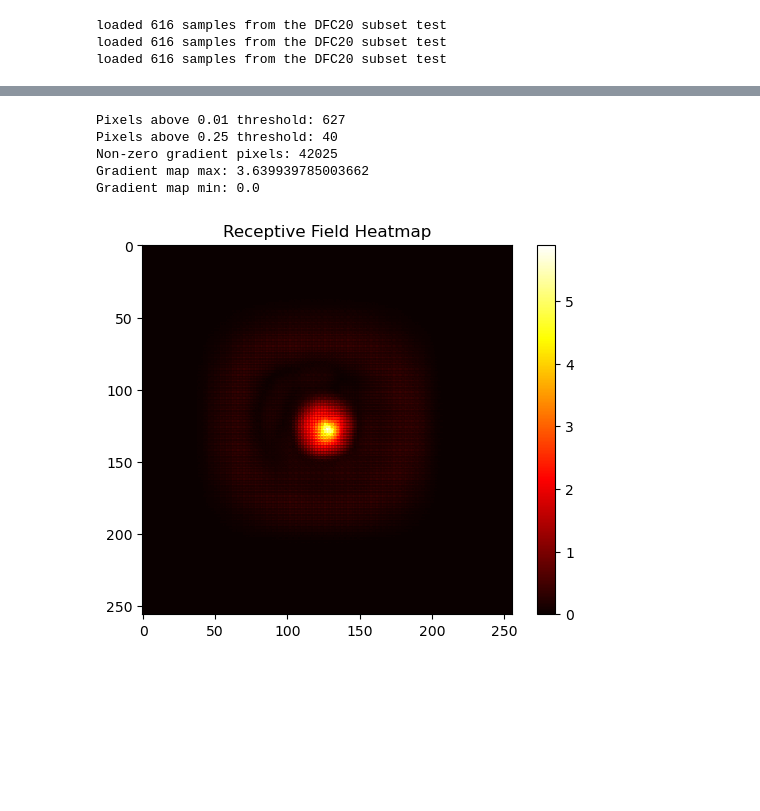
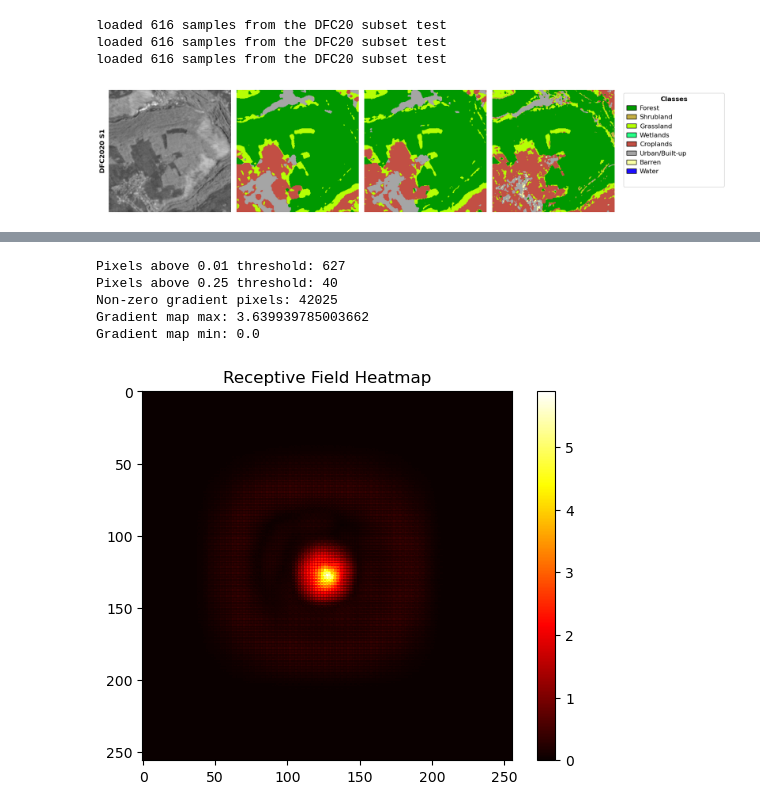
Before and after one commit to hpfref/The-Role-of-Spatial-Context-in-Deep-Learning-based-Semantic-Segmentation-of-Remote-Sensing-Imagery, a Jupyter notebook: dfc20/visualize.ipynb, the cells around one changed output, grey strips where cells are left out. Saved outputs shown, nothing was run; the diff lists cells and outputs as text; code cells hidden in the pictures; blank space fills up the shorter version.

```diff
--- a/dfc20/visualize.ipynb
+++ b/dfc20/visualize.ipynb
@@ -218,0 +234,98 @@ def visualize_rgb_prediction_label(patch, patch_stand=None, model=None, model_is
+# %%
+patch_index = 309
+# visuals 309 (BlackForest), 504,505 wolke - vgl s1; 515 (KippaRing), 35 (BandarAnzali), 106 Capettown, 233 Mumbai
+
+sensor = "s1"
+
+# --- S1
+if sensor == "s1":
+    patch = ds_s1.__getitem__(patch_index)
+
+    m_1 = UNetBase(n_channels=2)
+    m_1.load_state_dict(torch.load('trained_models/s1/segmentation/unet_s1_base.pth'))
+
+    m_2 = UNetBaseBig(n_channels=2)
+    m_2.load_state_dict(torch.load('trained_models/s1/segmentation/unet_s1_base_big.pth'))
+
+    #m_3 = UNetRF1(n_channels=2)
+    #m_3.load_state_dict(torch.load('trained_models/s1/segmentation/unet_s1_pool0_1x1.pth'))
+
+    visualize_rgb_prediction_label(
+        patch,
+        models=[m_1, m_2],
+        model_is_majority=[False, False],  # needs a majority class model
+        model_captions=["Base", "Base-Large"],
+        sensor='s1',
+        confusion=False,                   # ignored when multi-model
+        vertical_label="DFC2020 S1",
+        col_titles=False                   # False for thesis visual
+    )
+    """ # majority classifier
+    m_majority = AutoSizedMajorityClassifier(
+        encoder=m_2.encoder,
+        feature_level=-1,
+        target_head_params=500,
+        channels=2
+    )
+    m_majority.load_state_dict(torch.load('trained_models/s1/majority/majority_s1_base_-1.pth'))
+
+    visualize_rgb_prediction_label(
+        patch,
+        model=m_majority,
+        model_is_majority=True,
+        model_is_stand=False,
+        sensor='s1',
+        confusion=False,
+        vertical_label="DFC2020 S1 - Majority",
+        col_titles=True
+    )
+    """
+
+# --- S2
+elif sensor == "s2":
+    patch = ds_s2.__getitem__(patch_index)
+    patch_stand = ds_stand.__getitem__(patch_index)
+
+    m_1 = UNetBase(n_channels=13)
+    m_1.load_state_dict(torch.load('trained_models/s2/segmentation/unet_s2_base.pth'))
+
+    m_2 = UNetBaseBig(n_channels=13)
+    m_2.load_state_dict(torch.load('trained_models/s2/segmentation/unet_s2_base_big.pth'))
+
+    #m_3 = UNetRF1(n_channels=13)
+    #m_3.load_state_dict(torch.load('trained_models/s2/segmentation/unet_s2_pool0_1x1.pth'))
+
+    visualize_rgb_prediction_label(
+        patch,
+        patch_stand=patch_stand,
+        models=[m_1, m_2],
+        model_is_stand=[True, True],       # always
+        model_is_majority=[False, False],   # needs a majority class model
+        model_captions=["Base", "Base-Large"],
+        sensor='s2',
+        confusion=False,                   # ignored when multi-model
+        vertical_label="DFC2020 S2",
+        col_titles=True
+    )
+
+    """ # majority classifier
+    m_majority = AutoSizedMajorityClassifier(
+        encoder=m_2.encoder,
+        feature_level=-1,
+        target_head_params=500,
+    )
+    m_majority.load_state_dict(torch.load('trained_models/s1/majority/majority_s2_base_-1.pth'))
+
+    visualize_rgb_prediction_label(
+        patch,
+        model=m_majority,
+        model_is_majority=True,
+        model_is_stand=False,
+        sensor='s2',
+        confusion=False,
+        vertical_label="DFC2020 S2 - Majority",
+        col_titles=True
+    )
+    """
+# %% [output]
+[figure, added]
```
Also changed, not shown: parts of 10 cells of this notebook, 3 other files.
